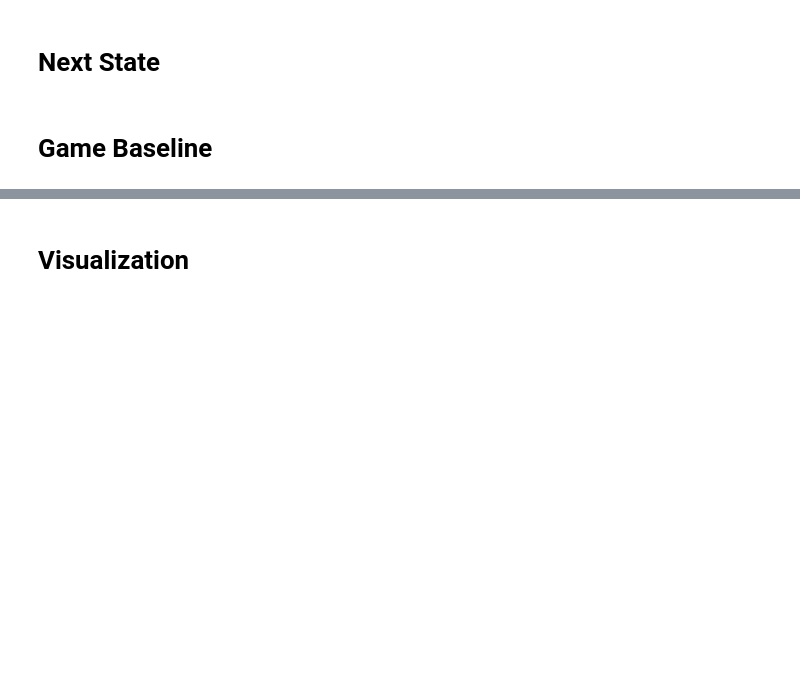
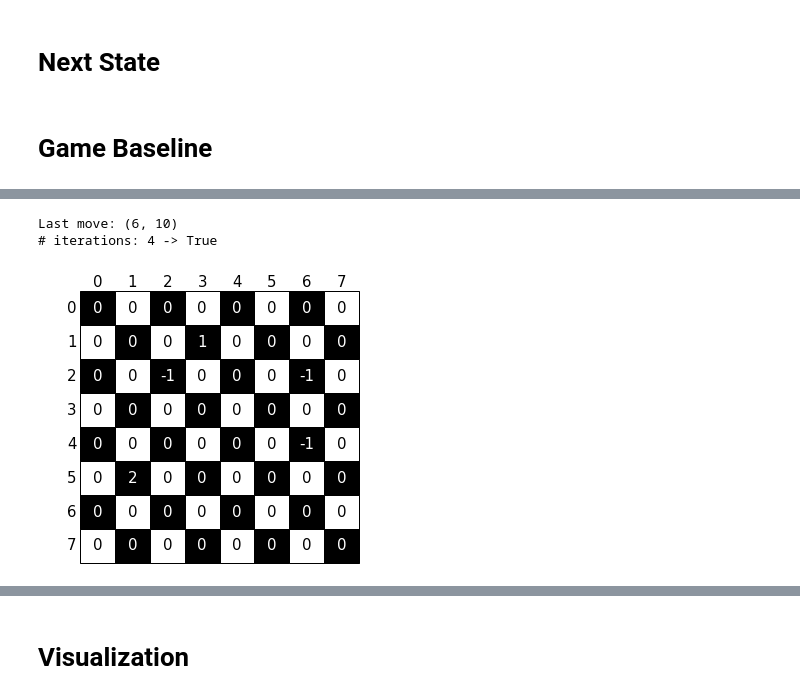
Before and after one commit to federicoschiaffino/Eldo, a Jupyter notebook: Eldo/Eldo_Dama_Italiana.ipynb, the cells around one changed output, grey strips where cells are left out. Drawn from its saved outputs; the diff is of its cells as text; code cells hidden in the pictures; blank space fills up the shorter version.

```diff
--- a/Eldo/Eldo_Dama_Italiana.ipynb
+++ b/Eldo/Eldo_Dama_Italiana.ipynb
@@ -1674,3 +1738,9 @@ def nextStatev2(full_state,move,moves_dict):
+# %%
+vis(baseline_game(action_space, [bb, 1])[0])
+# %% [output]
+Last move: (6, 10)
+# iterations: 4 -> True
+[figure, added]
 # %%
 def baseline_game(action_space,state):
     legal_bl = False
```
Also changed, not shown: parts of 15 cells of this notebook.
